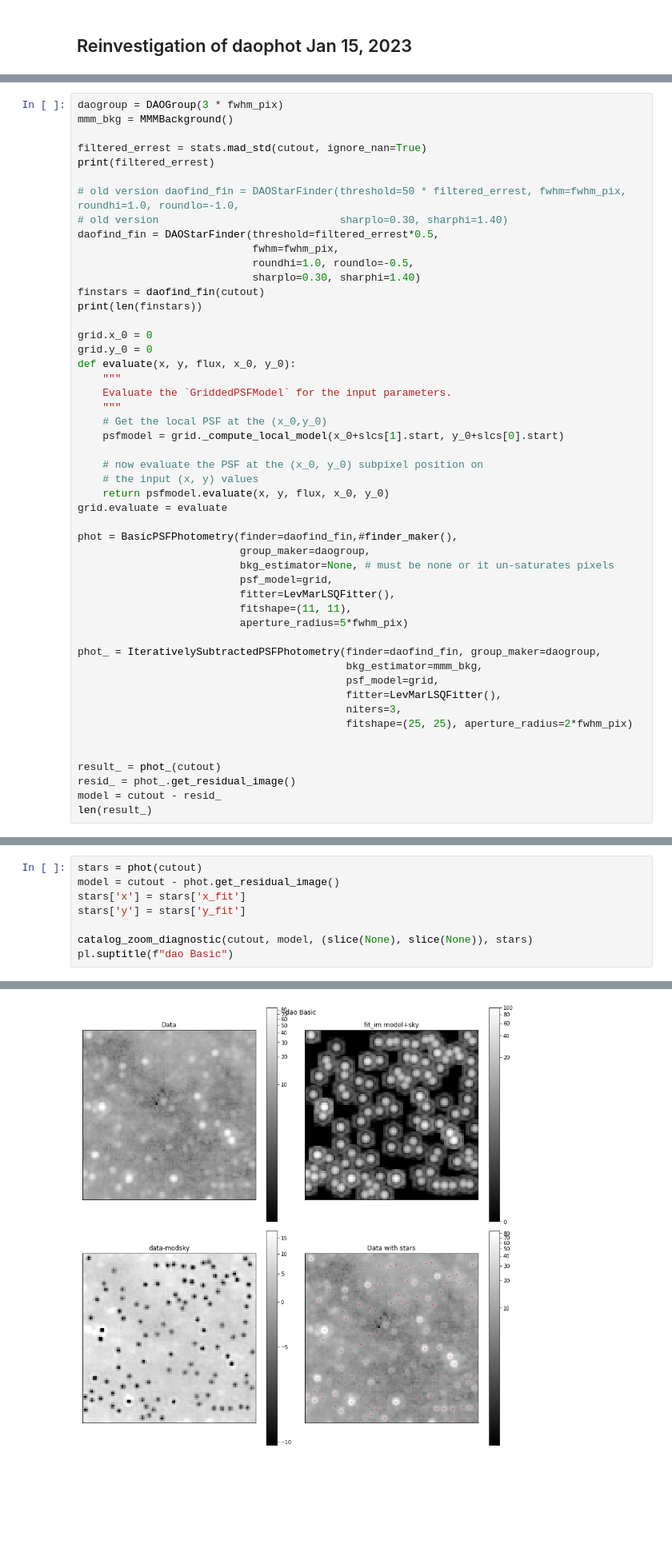
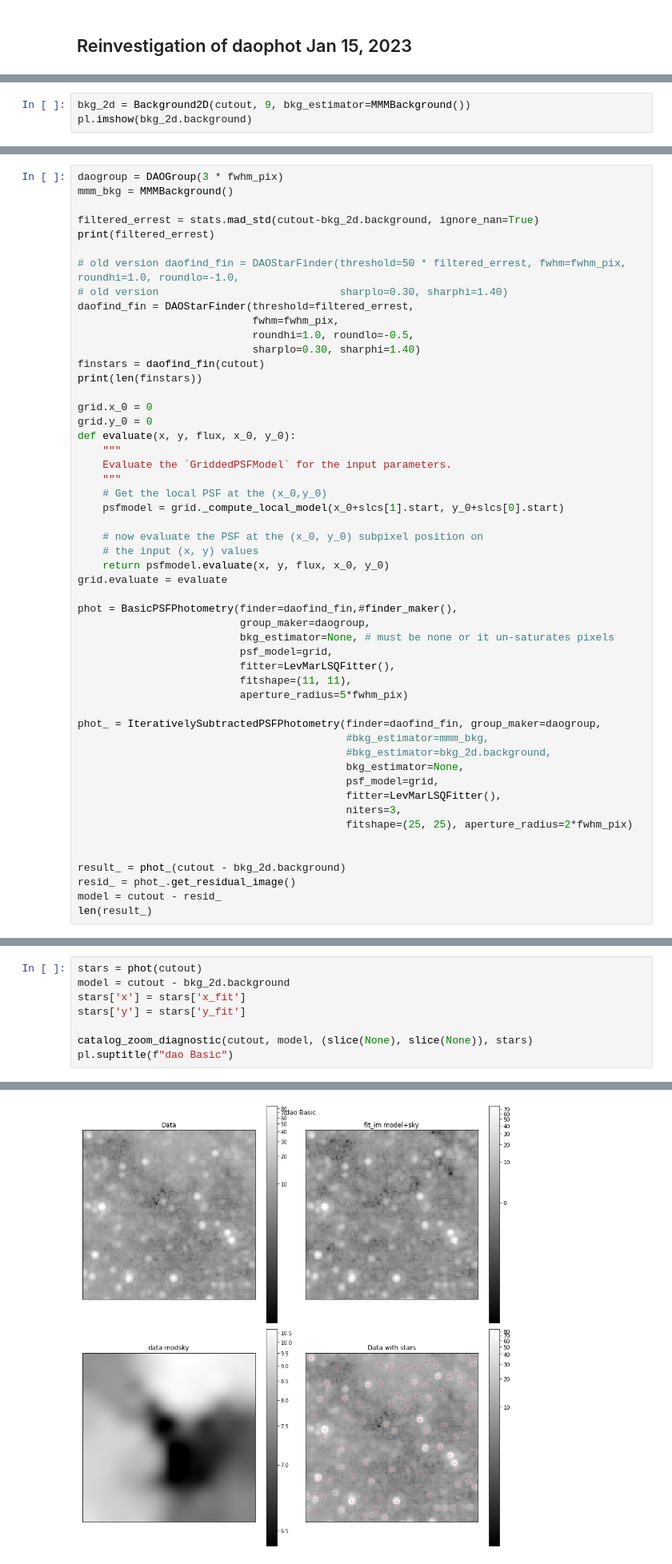
Before and after one commit to keflavich/brick-jwst-2221, a Jupyter notebook: notebooks/PhotometryOnACutout.ipynb, the cells around one changed output, grey strips where cells are left out. Shown at 80% size. Cells and saved outputs as stored; diff of their text form; blank space fills up the shorter version.

```diff
--- a/notebooks/PhotometryOnACutout.ipynb
+++ b/notebooks/PhotometryOnACutout.ipynb
@@ -281,0 +323,3 @@ Text(0.5, 1.0, 'daofind (orange) vs JWST pipeline (red)')
+# %%
+bkg_2d = Background2D(cutout, 9, bkg_estimator=MMMBackground())
+pl.imshow(bkg_2d.background)
@@ -283,12 +330,12 @@ Text(0.5, 1.0, 'daofind (orange) vs JWST pipeline (red)')
 daogroup = DAOGroup(3 * fwhm_pix)
 mmm_bkg = MMMBackground()
 
-filtered_errest = stats.mad_std(cutout, ignore_nan=True)
+filtered_errest = stats.mad_std(cutout-bkg_2d.background, ignore_nan=True)
 print(filtered_errest)
 
 # old version daofind_fin = DAOStarFinder(threshold=50 * filtered_errest, fwhm=fwhm_pix, roundhi=1.0, roundlo=-1.0,
 # old version                             sharplo=0.30, sharphi=1.40)
-daofind_fin = DAOStarFinder(threshold=filtered_errest*0.5,
+daofind_fin = DAOStarFinder(threshold=filtered_errest,
                             fwhm=fwhm_pix,
                             roundhi=1.0, roundlo=-0.5,
                             sharplo=0.30, sharphi=1.40)
@@ -318,14 +365,16 @@ phot = BasicPSFPhotometry(finder=daofind_fin,#finder_maker(),
                           aperture_radius=5*fwhm_pix)
 
 phot_ = IterativelySubtractedPSFPhotometry(finder=daofind_fin, group_maker=daogroup,
-                                           bkg_estimator=mmm_bkg,
+                                           #bkg_estimator=mmm_bkg,
+                                           #bkg_estimator=bkg_2d.background,
+                                           bkg_estimator=None,
                                            psf_model=grid,
                                            fitter=LevMarLSQFitter(),
                                            niters=3,
                                            fitshape=(25, 25), aperture_radius=2*fwhm_pix)
 
 
-result_ = phot_(cutout)
+result_ = phot_(cutout - bkg_2d.background)
 resid_ = phot_.get_residual_image()
 model = cutout - resid_
 len(result_)
@@ -353,15 +402,15 @@ Text(0.5, 0.98, 'dao Iterative')
 # %%
 stars = phot(cutout)
-model = cutout - phot.get_residual_image()
+model = cutout - bkg_2d.background
 stars['x'] = stars['x_fit']
 stars['y'] = stars['y_fit']
 
 catalog_zoom_diagnostic(cutout, model, (slice(None), slice(None)), stars)
 pl.suptitle(f"dao Basic")
 # %% [output]
 WARNING: The fit may be unsuccessful; check fit_info['message'] for more information. [astropy.modeling.fitting]
 Text(0.5, 0.98, 'dao Basic')
-[figure, old version]
+[figure, new version]
 # %% [markdown]
 ### Conclusion
 LOL no.  Nice try daofind but those are not stars.
```
Also changed, not shown: parts of 10 cells of this notebook, 2 other files.
